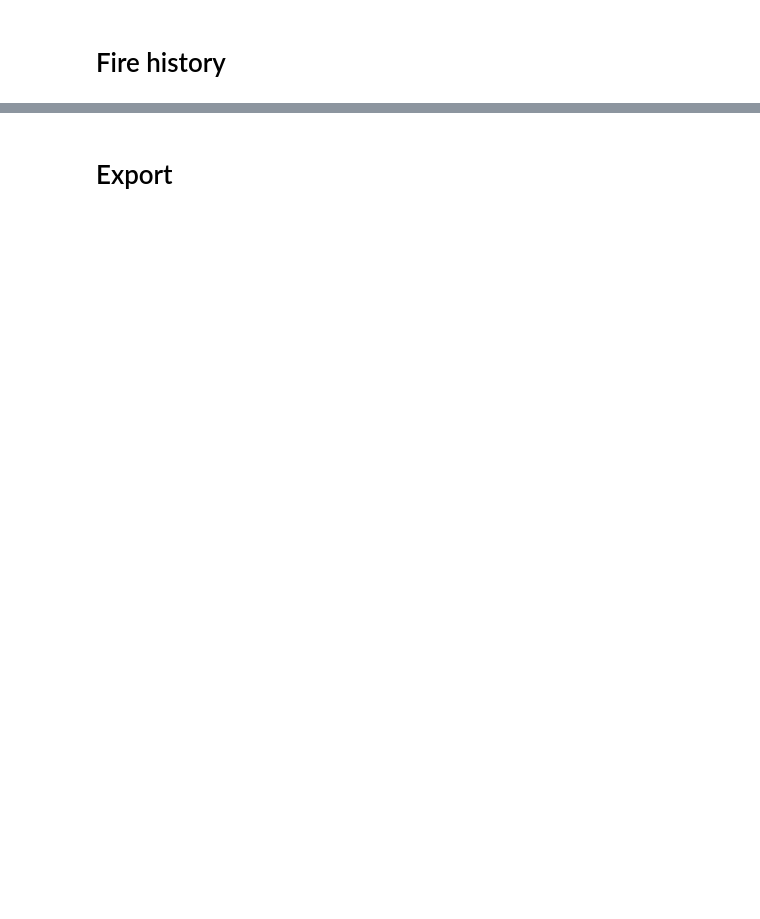
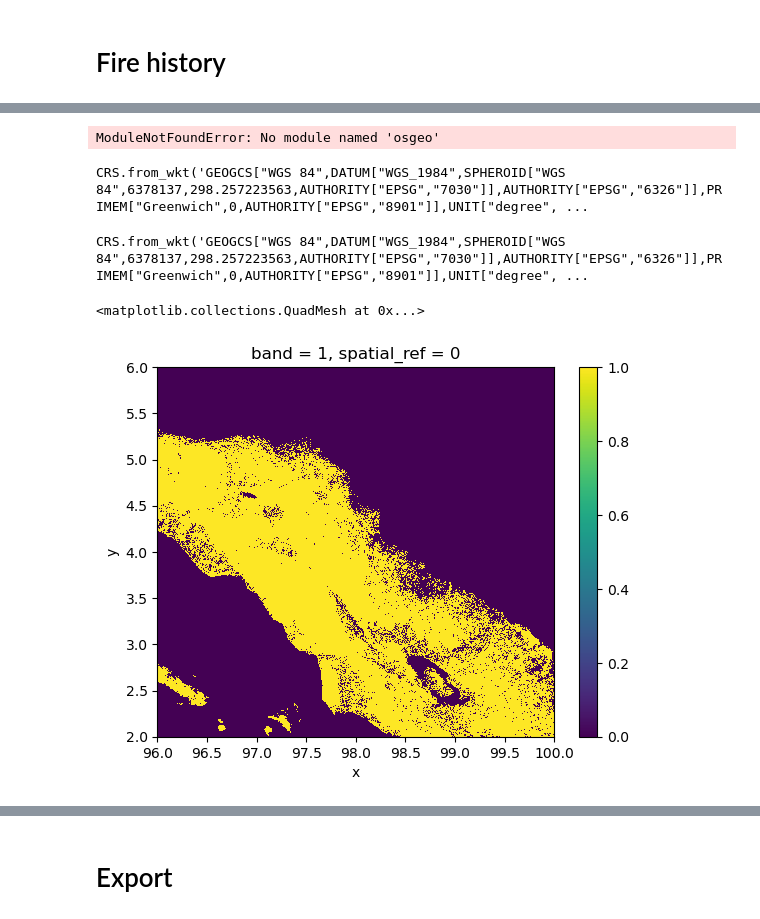
Before and after one commit to ninorp55/tropical-peat-post-fire-vegetation-recovery, a Jupyter notebook: 1_preprocessing.ipynb, the cells around one changed output, grey strips where cells are left out. Saved outputs shown, nothing was run; the diff lists cells and outputs as text; code cells hidden in the pictures; blank space fills up the shorter version.

```diff
--- a/1_preprocessing.ipynb
+++ b/1_preprocessing.ipynb
@@ -494,0 +582,69 @@ merged['burned_again'] = xr.where((merged.burned_area == 1) & (merged.fire_alert
+# %%
+import os
+import numpy as np
+import rioxarray as rxr
+import xarray as xr
+from osgeo import gdal
+
+file_names = []
+for e_coord in np.arange(92, 145, 4):
+    for suffix in ['2N', '2S', '6S']:
+        file_name = f'GLC-2015_{e_coord}E_{suffix}'
+        path = f'input-data/land-cover/{file_name}.tif'
+        if os.path.exists(path):
+            file_names.append(path)
+
+# --- Option A: VRT (fastest, recommended) ---
+# Build a virtual mosaic on disk — no data is actually read or copied
+vrt_path = "merged.vrt"
+gdal.BuildVRT(vrt_path, file_names)
+
+# Open the VRT lazily with dask chunks
+da = rxr.open_rasterio(vrt_path, chunks={"x": 2048, "y": 2048}, lock=False)
+
+# Now apply your mask lazily — computation only happens when you call .compute()
+forest_code = 20
+binary = xr.where(da == forest_code, 1, 0).astype("uint8")
+binary = binary.rio.write_crs("EPSG:4326")
+# %% [output]
+ModuleNotFoundError: No module named 'osgeo'
+# %%
+example = rxr.open_rasterio('input-data/land-cover/GLC-2015_100E_2N.tif')
+example.rio.crs
+# %% [output]
+CRS.from_wkt('GEOGCS["WGS 84",DATUM["WGS_1984",SPHEROID["WGS 84",6378137,298.257223563,AUTHORITY["EPSG","7030"]],AUTHORITY["EPSG","6326"]],PRIMEM["Greenwich",0,AUTHORITY["EPSG","8901"]],UNIT["degree", ...
+# %%
+import os
+import numpy as np
+import rioxarray as rxr
+import xarray as xr
+import dask
+from rioxarray.merge import merge_arrays
+
+
+file_names = []
+for e_coord in np.arange(92, 145, 4):
+    for suffix in ['2N', '2S', '6S']:
+        file_name = f'GLC-2015_{e_coord}E_{suffix}'
+        path = f'input-data/land-cover/{file_name}.tif'
+        if os.path.exists(path):
+            file_names.append(path)
+
+# load arrays lazily with chunks (don't fully load)
+arrays = [rxr.open_rasterio(f) for f in file_names] # open lazily with chunks
+
+# create binary mask (1 == forest area)
+forest_code = 20
+binary_arrays = [
+    xr.where(arr == forest_code, 1, 0).astype("uint8")
+    for arr in arrays
+]
+
+# ascribe CRS
+binary_arrays = [
+    arr.rio.write_crs('EPSG:4326')
+    for arr in binary_arrays
+]
+
+# merge masks
+merged = merge_arrays(binary_arrays)
@@ -494,0 +653,10 @@ merged['burned_again'] = xr.where((merged.burned_area == 1) & (merged.fire_alert
+# %%
+exmpl = binary_arrays[1].rio.write_crs('EPSG:4326')
+exmpl.rio.crs
+# %% [output]
+CRS.from_wkt('GEOGCS["WGS 84",DATUM["WGS_1984",SPHEROID["WGS 84",6378137,298.257223563,AUTHORITY["EPSG","7030"]],AUTHORITY["EPSG","6326"]],PRIMEM["Greenwich",0,AUTHORITY["EPSG","8901"]],UNIT["degree", ...
+# %%
+exmpl.plot()
+# %% [output]
+<matplotlib.collections.QuadMesh at 0x...>
+[figure, added]
```
Also changed, not shown: parts of 22 cells of this notebook, 1 other file.
